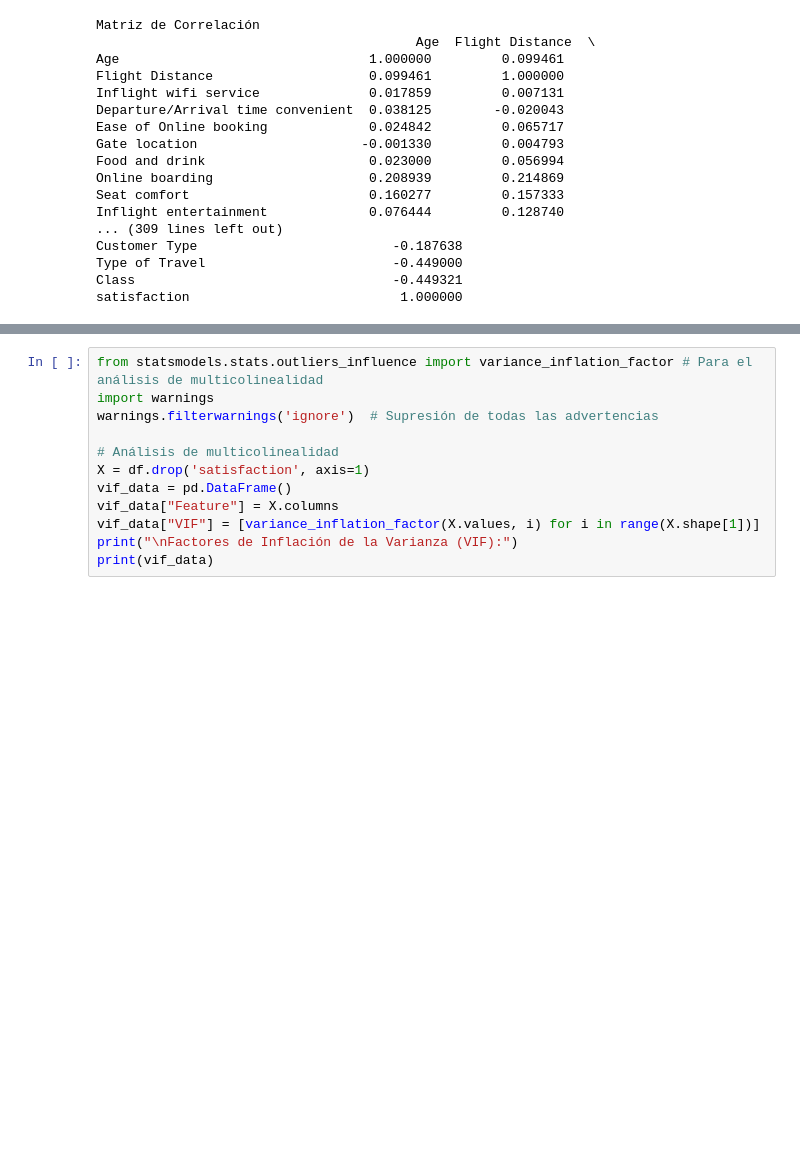
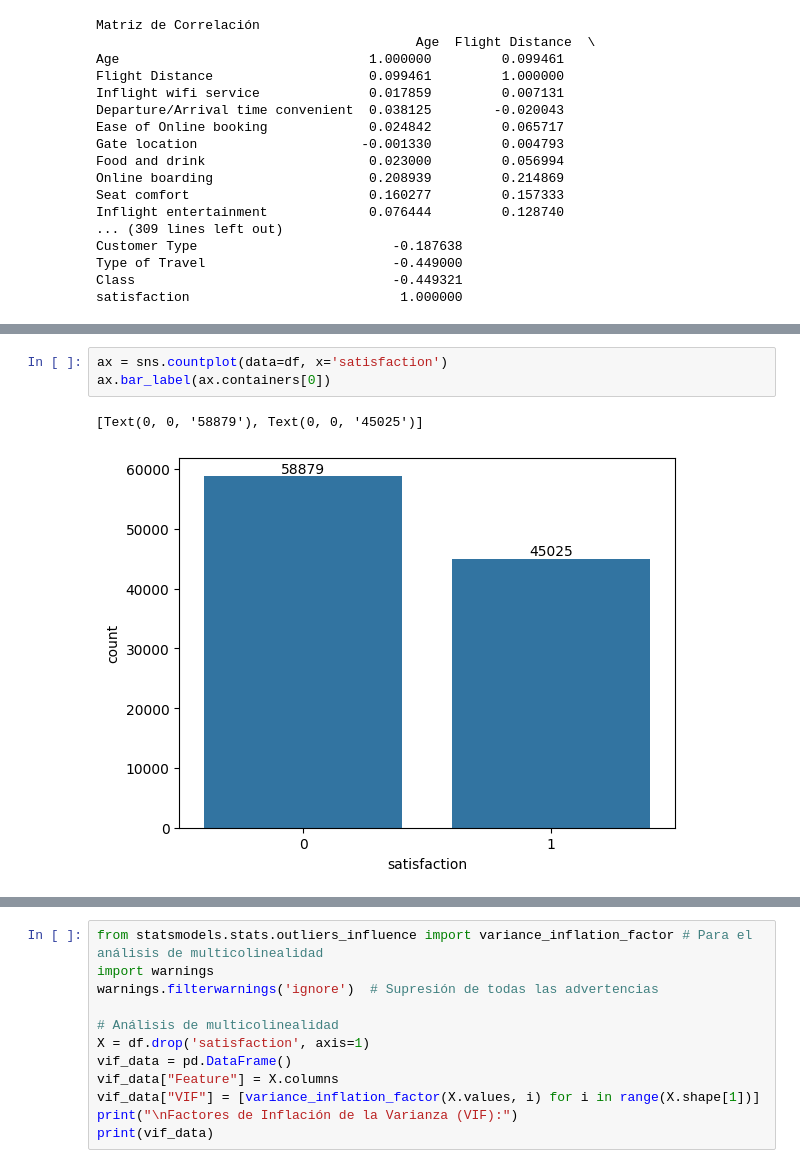
Before and after one commit to AndreaMoraledaBlanco/ML-Grupo5, a Jupyter notebook: notebooks/EDA.ipynb, the cells around one changed output, grey strips where cells are left out. Drawn from its saved outputs; the diff is of its cells as text; blank space fills up the shorter version.

```diff
--- a/notebooks/EDA.ipynb
+++ b/notebooks/EDA.ipynb
@@ -264,0 +246,6 @@ plt.show()
+# %%
+ax = sns.countplot(data=df, x='satisfaction')
+ax.bar_label(ax.containers[0])
+# %% [output]
+[Text(0, 0, '58879'), Text(0, 0, '45025')]
+[figure, added]
```
Also changed, not shown: parts of 10 cells of this notebook, 1 other file.
